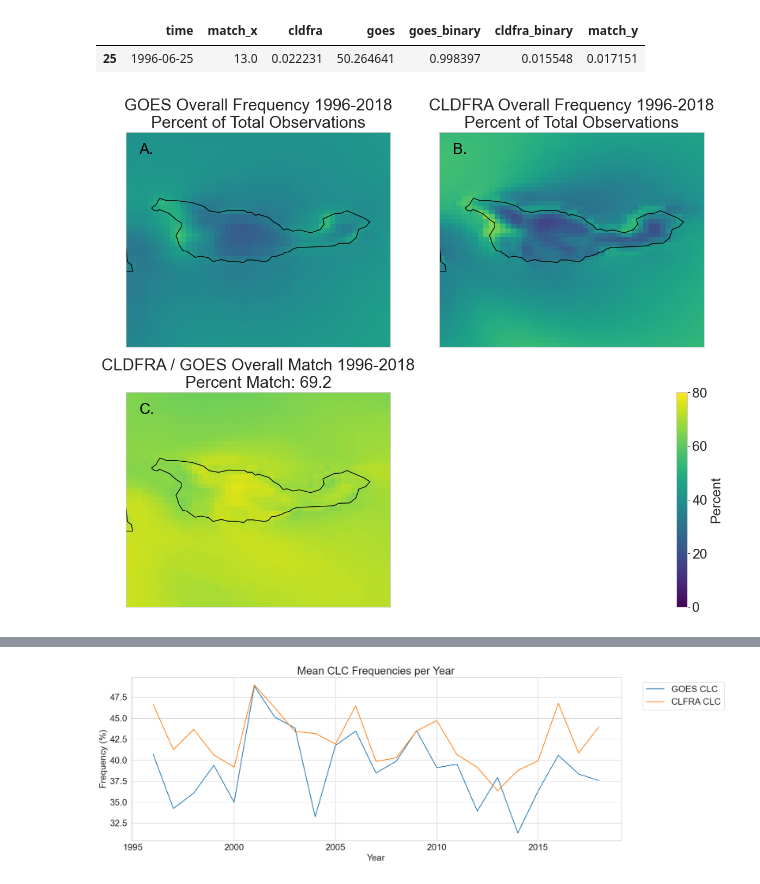
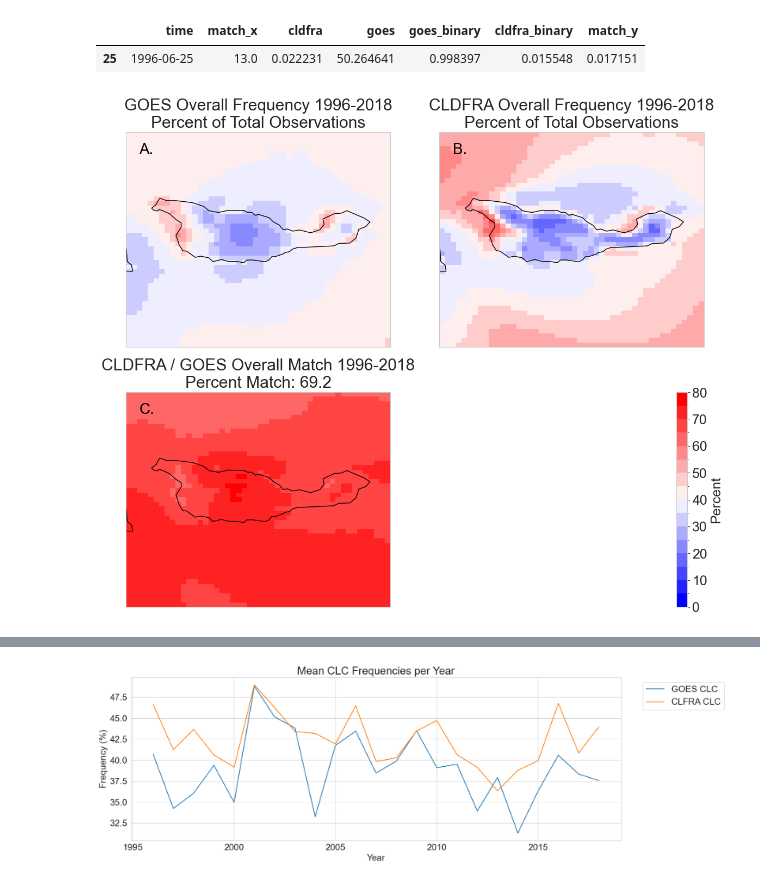
Before and after one commit to UCSB-NRS/sci-wrf-analysis, a Jupyter notebook: notebooks/wrf-goes-low-clouds-cldfra.ipynb, the cells around one changed output, grey strips where cells are left out. Saved outputs shown, nothing was run; the diff lists cells and outputs as text; code cells hidden in the pictures.

```diff
--- a/notebooks/wrf-goes-low-clouds-cldfra.ipynb
+++ b/notebooks/wrf-goes-low-clouds-cldfra.ipynb
@@ -464,42 +464,45 @@ perc_match = round(float(clc_ds_gp['match'].mean()),2)
 fig, ax = plt.subplots(2, 2, figsize=(12,10), subplot_kw={'projection': ccrs.PlateCarree()})
 norm = mcolors.Normalize(vmin=0, vmax=80)
 
+levels = np.arange(0,85,5)
+norm = mcolors.BoundaryNorm(boundaries=levels, ncolors=256)
+
 ## Plot GOES frequencies
 var = 'goes_binary'
-clc_ds_gp[var].plot(ax=ax[0,0], add_colorbar=False, norm=norm)
+clc_ds_gp[var].plot(ax=ax[0,0], add_colorbar=False, norm=norm, cmap='bwr')
 ax[0,0].set(title=f'GOES Overall Frequency {min_year}-{max_year}\nPercent of Total Observations')
 ax[0,0].text(0.05, 0.95, f'A.', transform=ax[0,0].transAxes,
                         fontsize=20, ha='left', va='top', color='black')
 ax[0,0].coastlines()
 
 ## Plot WRF frequencies
 var = 'cldfra_binary'
-clc_ds_gp[var].plot(ax=ax[0,1], add_colorbar=False, norm=norm)
+clc_ds_gp[var].plot(ax=ax[0,1], add_colorbar=False, norm=norm, cmap='bwr')
 ax[0,1].set(title=f'CLDFRA Overall Frequency {min_year}-{max_year}\nPercent of Total Observations')
 ax[0,1].text(0.05, 0.95, f'B.', transform=ax[0,1].transAxes,
                         fontsize=20, ha='left', va='top', color='black')
 ax[0,1].coastlines()
 
 ## Plot match %
 var = 'match'
-clc_ds_gp[var].plot(ax=ax[1,0], add_colorbar=False, norm=norm)
+clc_ds_gp[var].plot(ax=ax[1,0], add_colorbar=False, norm=norm, cmap='bwr')
 ax[1,0].set(title=f'CLDFRA / GOES Overall Match {min_year}-{max_year}\nPercent Match: {perc_match}')
 ax[1,0].text(0.05, 0.95, f'C.', transform=ax[1,0].transAxes,
                         fontsize=20, ha='left', va='top', color='black')
 ax[1,0].coastlines()
 
 ax[1,1].set_visible(False)
 
 cbar = fig.colorbar(
-    clc_ds_gp['match'].plot(add_colorbar=False, norm=norm),
+    clc_ds_gp['match'].plot(add_colorbar=False, norm=norm, cmap='bwr'),
     ax=ax[1,1],
     orientation='vertical',
     shrink=1,  # Optional: control size
     label='Percent'
 )
 
 plt.tight_layout()
 plt.show()
 # %% [output]
-[figure, old version]
+[figure, new version]
 # %%
```
Also changed, not shown: parts of 3 cells of this notebook, 5 other files.
